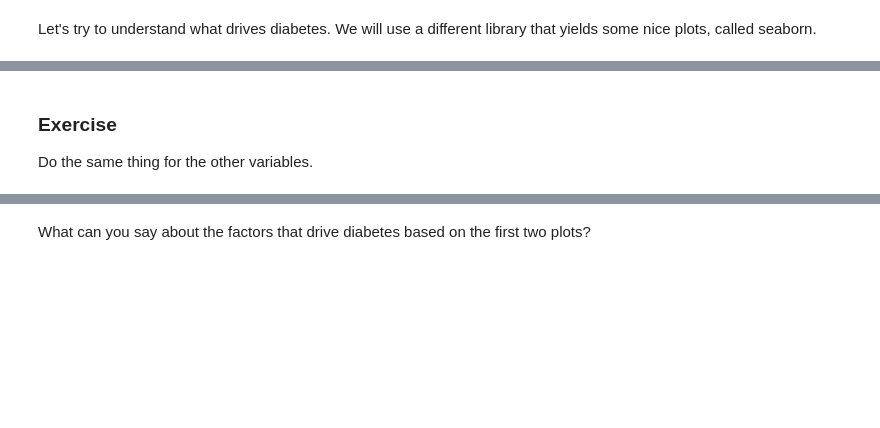
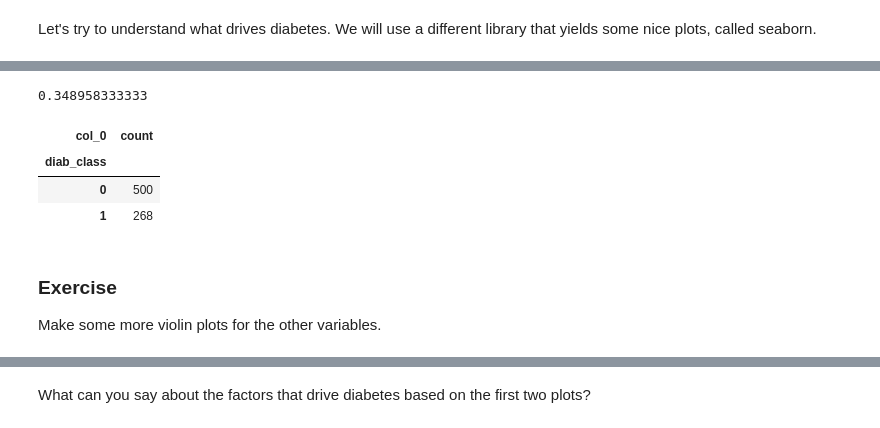
Before and after one commit to alexanderbuchholz/cudss_workshops, a Jupyter notebook: python_for_data_science_workshop/python_for_data_science_workshop.ipynb, the cells around one changed output, grey strips where cells are left out. Cells and saved outputs as stored; diff of their text form; code cells hidden in the pictures; blank space fills up the shorter version.

```diff
--- a/python_for_data_science_workshop/python_for_data_science_workshop.ipynb
+++ b/python_for_data_science_workshop/python_for_data_science_workshop.ipynb
@@ -92,7 +142,17 @@ plt.xlabel('Diabetes status')
 # %%
-pima_all.diab_class.mean() # what does this number tell you?
+print pima_all.diab_class.mean() # what does this number tell you?
+my_tab = pd.crosstab(index=pima_all["diab_class"],  # Make a crosstab
+                              columns="count")      # Name the count column
+
+my_tab
+# %% [output]
+0.348958333333
+| col_0 | count |
+| diab_class |  |
+| 0 | 500 |
+| 1 | 268 |
 # %% [markdown]
 ### Exercise
-Do the same thing for the other variables.
+Make some more violin plots for the other variables.
 # %%
 pima_all.groupby('diab_class').mean()
```
Also changed, not shown: parts of 16 cells of this notebook.
